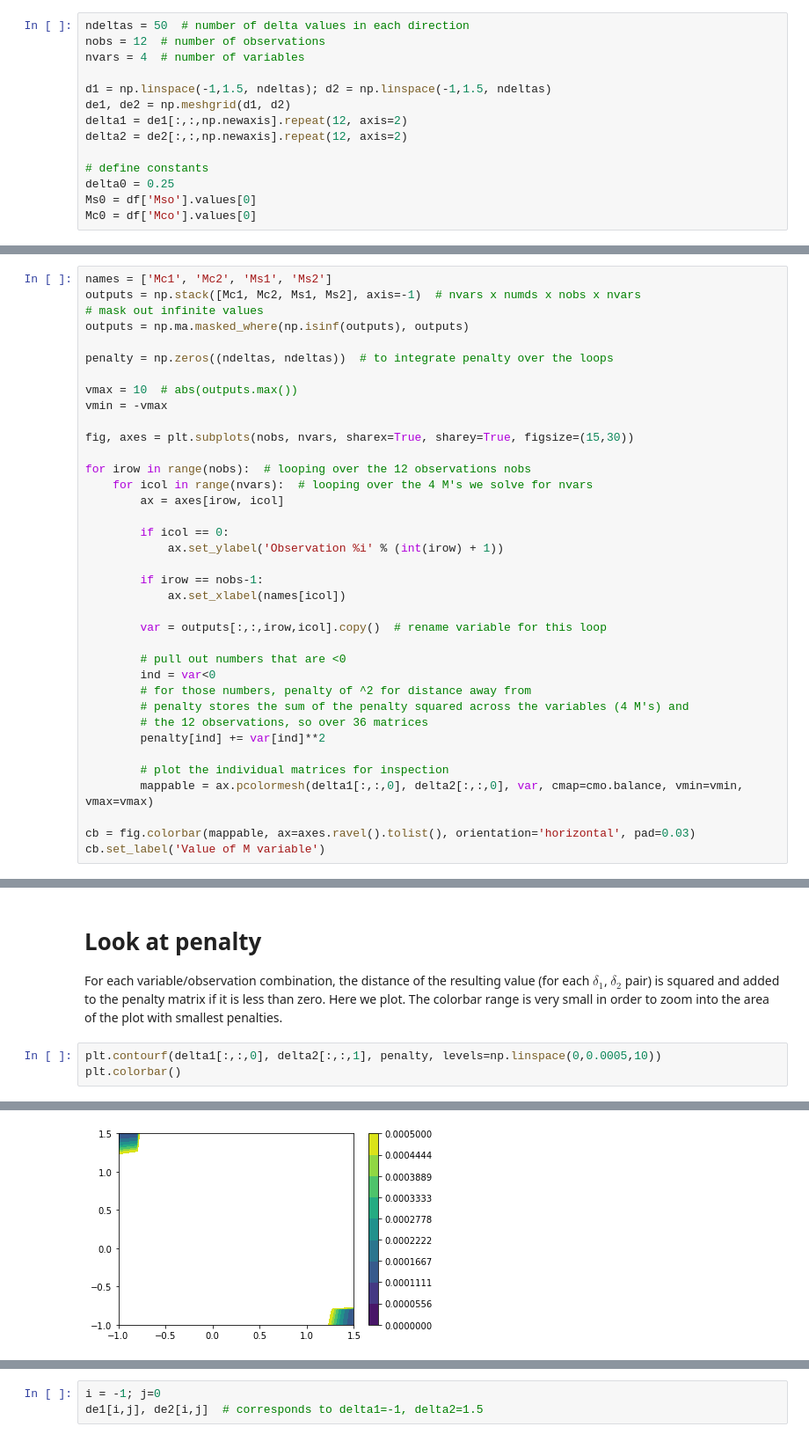
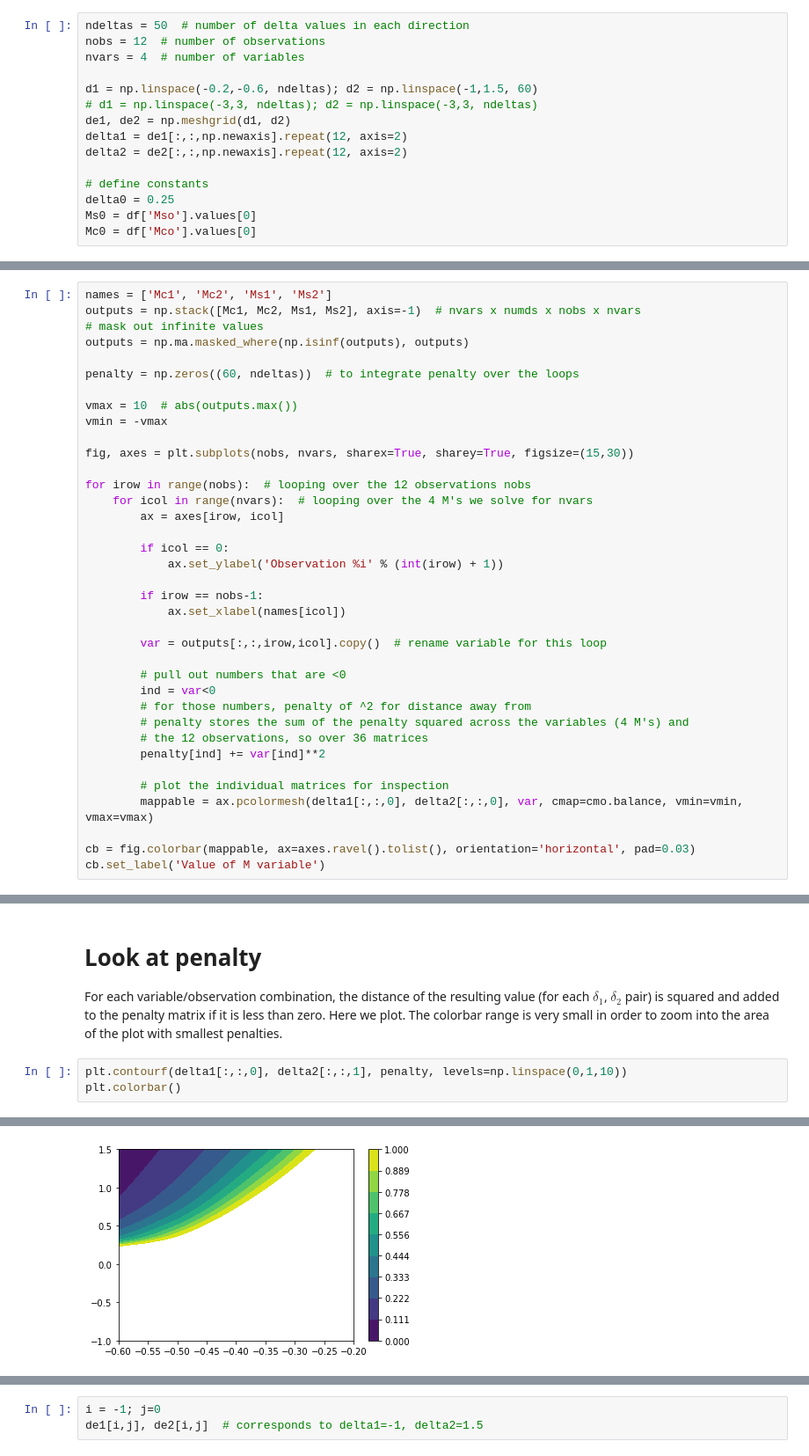
Before and after one commit to kthyng/janelle2019, a Jupyter notebook: Analysis.ipynb, the cells around one changed output, grey strips where cells are left out. Shown at 88% size. Drawn from its saved outputs; the diff is of its cells as text.

Commit message:
added some new plots

```diff
--- a/Analysis.ipynb
+++ b/Analysis.ipynb
@@ -32,7 +32,8 @@ ndeltas = 50  # number of delta values in each direction
 nobs = 12  # number of observations
 nvars = 4  # number of variables
 
-d1 = np.linspace(-1,1.5, ndeltas); d2 = np.linspace(-1,1.5, ndeltas)
+d1 = np.linspace(-0.2,-0.6, ndeltas); d2 = np.linspace(-1,1.5, 60)
+# d1 = np.linspace(-3,3, ndeltas); d2 = np.linspace(-3,3, ndeltas)
 de1, de2 = np.meshgrid(d1, d2)
 delta1 = de1[:,:,np.newaxis].repeat(12, axis=2)
 delta2 = de2[:,:,np.newaxis].repeat(12, axis=2)
@@ -80,7 +77,7 @@ outputs = np.stack([Mc1, Mc2, Ms1, Ms2], axis=-1)  # nvars x numds x nobs x nvar
 # mask out infinite values
 outputs = np.ma.masked_where(np.isinf(outputs), outputs)
 
-penalty = np.zeros((ndeltas, ndeltas))  # to integrate penalty over the loops
+penalty = np.zeros((60, ndeltas))  # to integrate penalty over the loops
 
 vmax = 10  # abs(outputs.max())
 vmin = -vmax
@@ -118,8 +115,8 @@ cb.set_label('Value of M variable')
 
 For each variable/observation combination, the distance of the resulting value (for each $\delta_1$, $\delta_2$ pair) is squared and added to the penalty matrix if it is less than zero. Here we plot. The colorbar range is very small in order to zoom into the area of the plot with smallest penalties.
 # %%
-plt.contourf(delta1[:,:,0], delta2[:,:,1], penalty, levels=np.linspace(0,0.0005,10))
+plt.contourf(delta1[:,:,0], delta2[:,:,1], penalty, levels=np.linspace(0,1,10))
 plt.colorbar()
 # %% [output]
 <matplotlib.colorbar.Colorbar at 0x...>
-[figure, old version]
+[figure, new version]
```
Also changed, not shown: parts of 8 cells of this notebook.
